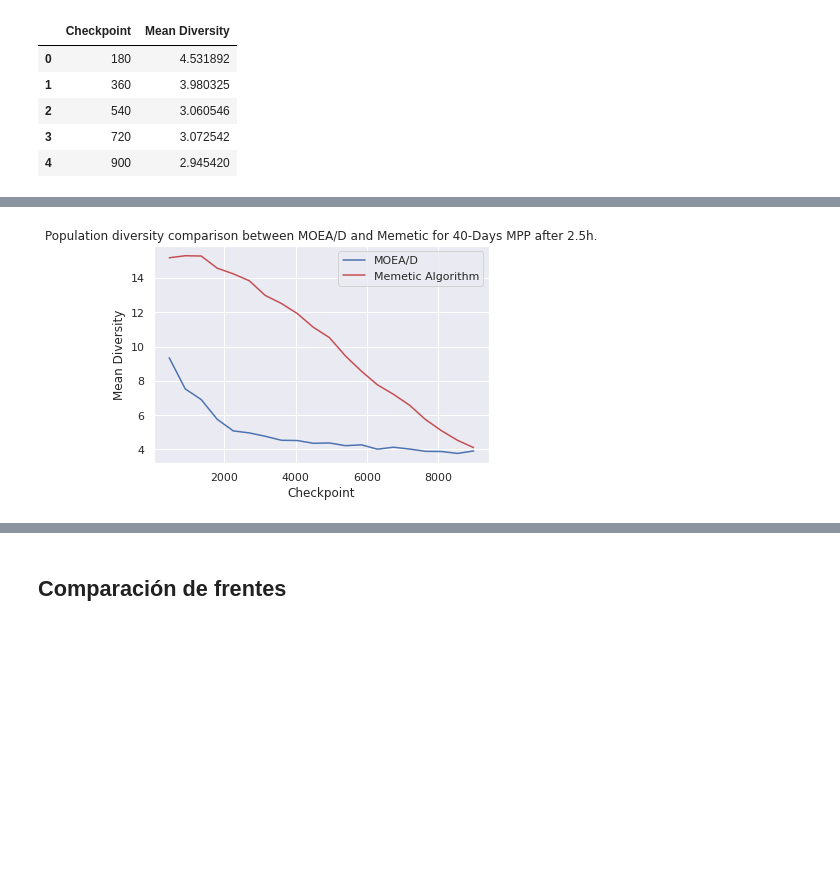
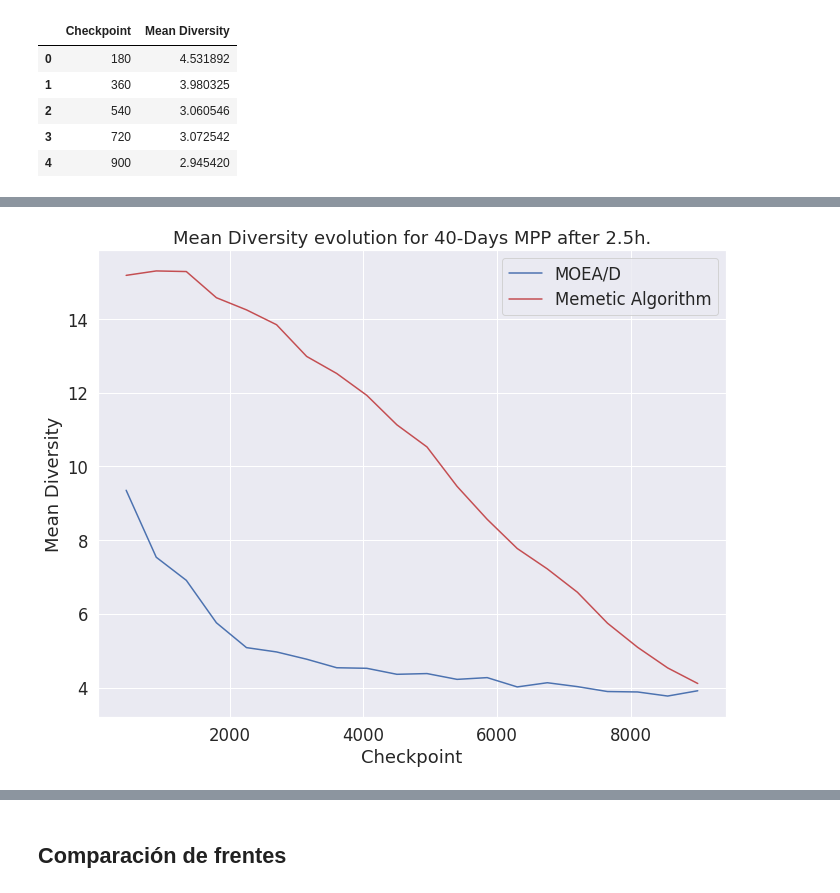
Before and after one commit to Tomas-Morph/MenuPlanning_MOEAD_Mathematics, a Jupyter notebook: notebooks/analyze_experiments_and_plots_insurgente.ipynb, the cells around one changed output, grey strips where cells are left out. Cells and saved outputs as stored; diff of their text form; code cells hidden in the pictures; blank space fills up the shorter version.

Commit message:
feat: Update plots

```diff
--- a/notebooks/analyze_experiments_and_plots_insurgente.ipynb
+++ b/notebooks/analyze_experiments_and_plots_insurgente.ipynb
@@ -24,6 +24,17 @@ sns.set()
 sns.set_style("darkgrid")
 
 %matplotlib inline
+# %%
+font = {'weight' : 'normal',
+        'size'   : 20}
+
+plt.rc('font', **font)
+params =  {
+    'axes.labelsize': 22,
+    'axes.titlesize': 22
+}
+plt.rcParams.update(params)
+sns.set(font_scale=1.5)  # crazy big
 # %% [markdown]
 ## Boxplots
 # %%
@@ -148,14 +160,17 @@ evo_20_df.head()
 # %%
 def generate_evolution(dataset, title = '', x_arg = 'Checkpoint',
                        y_arg = 'Av. HV', figure_name=''):
+    plt.figure(figsize=(10, 8))
     sns.lineplot(data = dataset, x = x_arg , y = y_arg)
     plt.title(title)
+    plt.tight_layout()
     plt.savefig(figure_name)
     plt.show()
 
 def compare_evolution(df_1, df_2, title = '', x_arg = 'Checkpoint',
                       y_arg = 'Av. HV', label_1 = '', label_2 = '', figure_name='', share_axis = False):
 
+    plt.figure(figsize=(10, 8))
     if share_axis:
         plt.title(title)
         plt.plot(df_1[x_arg], df_1[y_arg], color = 'b', label = label_1)
@@ -175,6 +190,7 @@ def compare_evolution(df_1, df_2, title = '', x_arg = 'Checkpoint',
         ax2.set_ylabel(y_arg)
         ax2.set_xlabel(x_arg)
 
+    plt.tight_layout()
     plt.savefig(figure_name)
     plt.show()
 # %%
@@ -278,9 +297,9 @@ compare_evolution(evo_diver_20_df, moev_div_20_df,
 # %%
 compare_evolution(evo_diver_40_df, moev_div_40_df,
-                  title = 'Mean Diversity comparison between MOEA/D and Memetic for 40-Days MPP after 2.5h.',
+                  title = 'Mean Diversity evolution for 40-Days MPP after 2.5h.',
                   x_arg = 'Checkpoint', y_arg = 'Mean Diversity', label_1 = 'MOEA/D', label_2 = 'Memetic Algorithm',
                   figure_name='MOEAD_vs_Memetic_40-days_diversity-evo.png', share_axis=True)
 # %% [output]
-[figure, old version]
+[figure, new version]
 # %%
 compare_evolution(evo_diver_60_df, moev_div_60_df,
```
Also changed, not shown: parts of 22 cells of this notebook, 13 other files.
